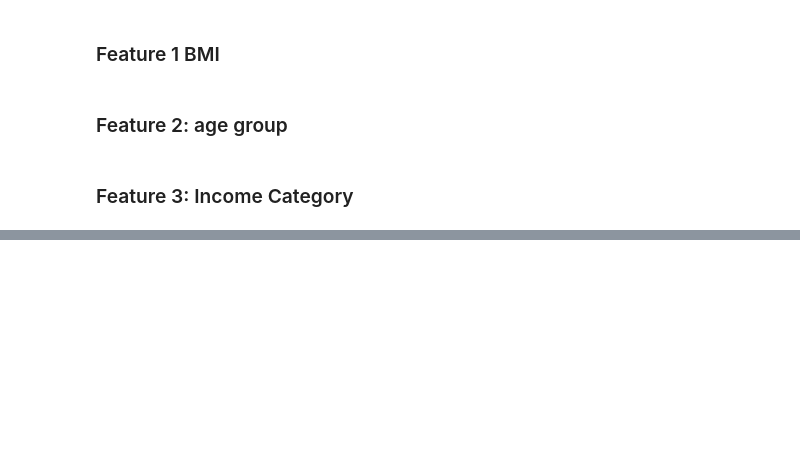
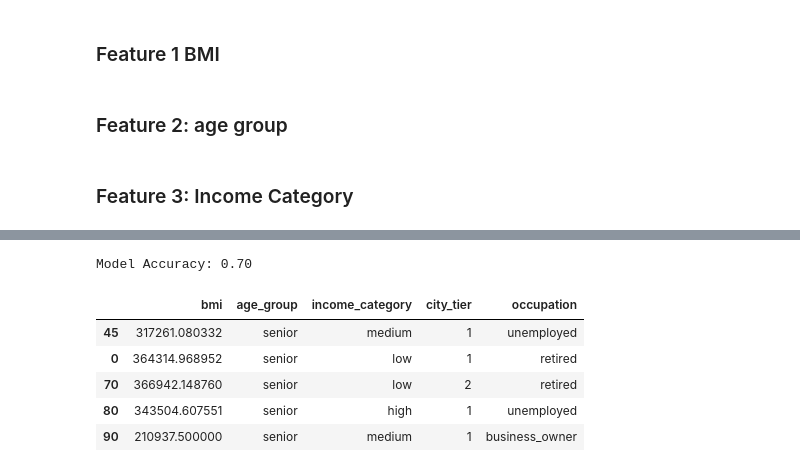
Before and after one commit to ayeshowcode/FitPredict, a Jupyter notebook: fastapi.ipynb, the cells around one changed output, grey strips where cells are left out. Saved outputs shown, nothing was run; the diff lists cells and outputs as text; code cells hidden in the pictures; blank space fills up the shorter version.

```diff
--- a/fastapi.ipynb
+++ b/fastapi.ipynb
@@ -128,0 +194,3 @@ Current Tier 2 cities in dataset: ['Atlanta', 'Boston', 'Denver', 'Las Vegas', '
+# %%
+#split data
+X_train, X_test, y_train, y_test = train_test_split(X, y, test_size=0.2, random_state=42)
@@ -128,0 +208,15 @@ Current Tier 2 cities in dataset: ['Atlanta', 'Boston', 'Denver', 'Las Vegas', '
+# %%
+y_pred = pipeline.predict(X_test)
+accuracy = accuracy_score(y_test, y_pred)
+print(f"Model Accuracy: {accuracy:.2f}")
+# %% [output]
+Model Accuracy: 0.70
+# %%
+X_test.sample(5)
+# %% [output]
+|  | bmi | age_group | income_category | city_tier | occupation |
+| 45 | 317261.080332 | senior | medium | 1 | unemployed |
+| 0 | 364314.968952 | senior | low | 1 | retired |
+| 70 | 366942.148760 | senior | low | 2 | retired |
+| 80 | 343504.607551 | senior | high | 1 | unemployed |
+| 90 | 210937.500000 | senior | medium | 1 | business_owner |
```
Also changed, not shown: parts of 14 cells of this notebook, 1 other file.
